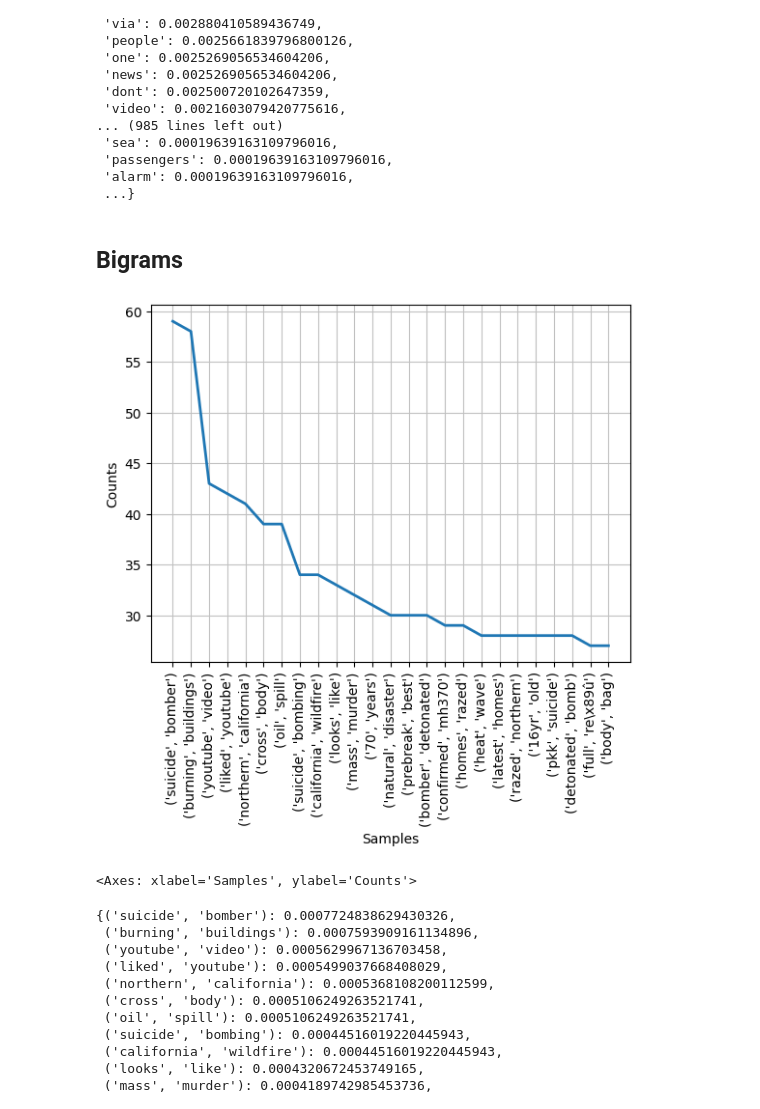
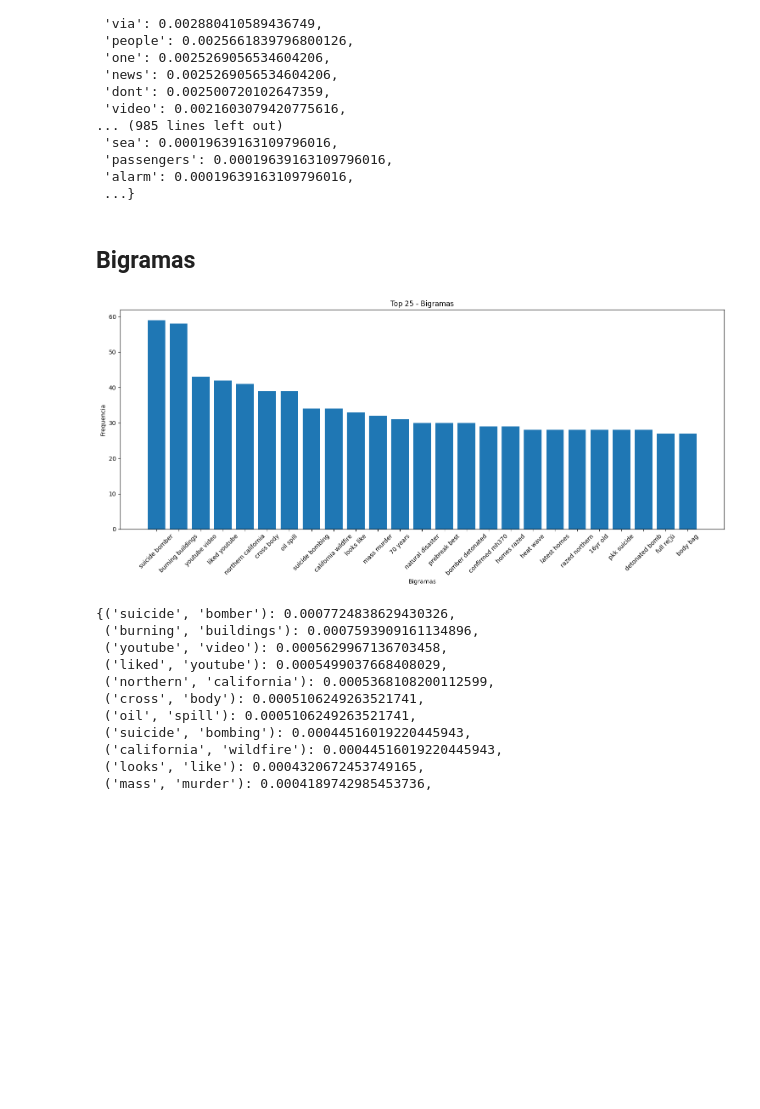
Before and after one commit to guillermoSb/uvg_datascience_lab04, a Jupyter notebook: Laboratorio04.ipynb, the cells around one changed output. Saved outputs shown, nothing was run; the diff lists cells and outputs as text; code cells hidden in the pictures; blank space fills up the shorter version.

```diff
--- a/Laboratorio04.ipynb
+++ b/Laboratorio04.ipynb
@@ -98,15 +98,29 @@ unigram_probs
  'alarm': 0.00019639163109796016,
  ...}
 # %% [markdown]
-## Bigrams
+## Bigramas
 # %%
 words_list_bigrams = [word for sentence in df['text'] for word in sentence.split()]
 bigrams = list(nltk.bigrams(words_list_bigrams))
 bigrams_freq = nltk.FreqDist(bigrams)
-bigrams_freq.plot(25)
+# bigrams_freq.plot(25)
+# plt.show()
+
+top_bigrams = bigrams_freq.most_common(25)
+
+bigram_labels, freq = zip(*top_bigrams)
+bigram_labels = [" ".join(bigram) for bigram in bigram_labels]
+
+plt.figure(figsize=(15,7))
+plt.bar(bigram_labels, freq)
+plt.xticks(rotation=45)
+plt.xlabel('Bigramas')
+plt.ylabel('Frequencia')
+plt.title('Top 25 - Bigramas')
+plt.tight_layout()
+plt.show()
 # %% [output]
-[figure, old version]
+[figure, new version]
-<Axes: xlabel='Samples', ylabel='Counts'>
 # %%
 bigrams_probs = {k: v / len(bigrams) for k, v in bigrams_freq.items()}
 bigrams_probs = {k: v for k, v in sorted(bigrams_probs.items(), key=lambda item: item[1], reverse=True)}
```
Also changed, not shown: parts of 2 cells of this notebook.
